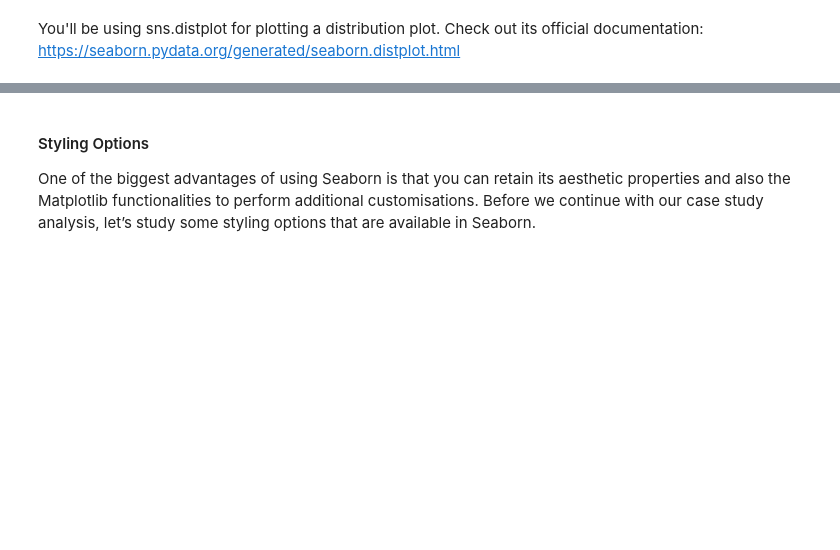
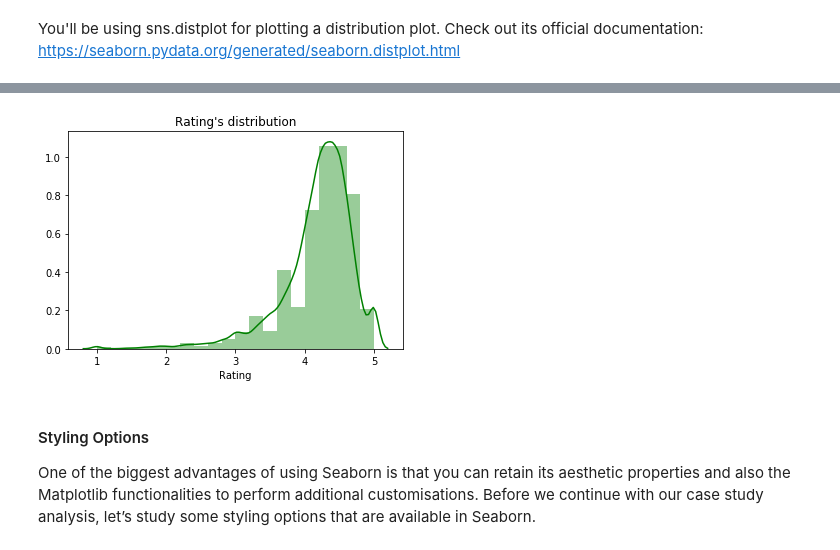
Before and after one commit to HimanshuGautamGitHub/python-data-visualization, a Jupyter notebook: Case Study Notebook/Data Visualisation in Python - Case Study.ipynb, the cells around one changed output, grey strips where cells are left out. Saved outputs shown, nothing was run; the diff lists cells and outputs as text; code cells hidden in the pictures; blank space fills up the shorter version.

```diff
--- a/Case Study Notebook/Data Visualisation in Python - Case Study.ipynb
+++ b/Case Study Notebook/Data Visualisation in Python - Case Study.ipynb
@@ -536,5 +558,10 @@ You'll be using sns.distplot for plotting a distribution plot. Check out its off
 # %%
 #Change the colour of bins to green
+sns.distplot(inp1.Rating,bins=20,color="g")
+plt.title("Rating's distribution", fontsize=12)
+plt.show()
+# %% [output]
+[figure, added]
 # %%
 #Apply matplotlib functionalities
 # %% [markdown]
```
Also changed, not shown: parts of 34 cells of this notebook.
